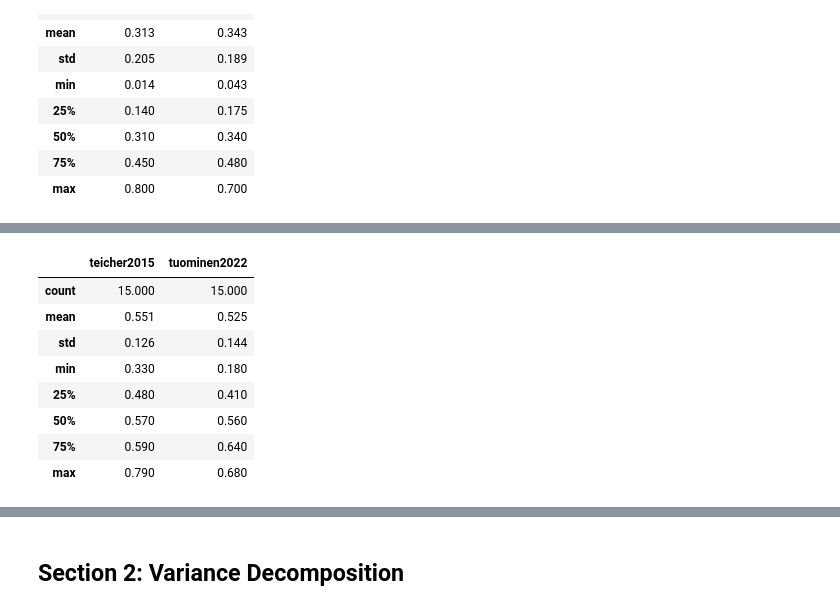
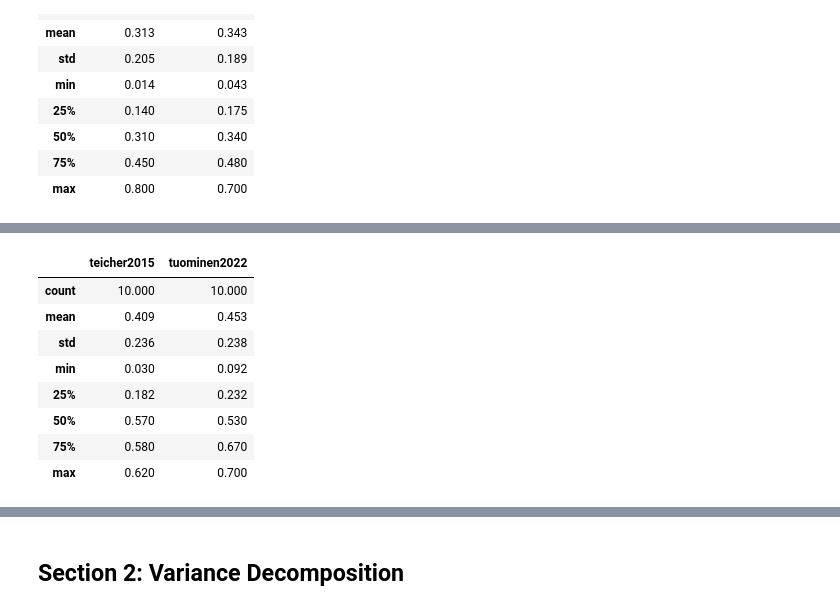
Before and after one commit to szorowi1/mace-irt, a Jupyter notebook: 03_CFA.ipynb, the cells around one changed output, grey strips where cells are left out. Saved outputs shown, nothing was run; the diff lists cells and outputs as text; code cells hidden in the pictures.

Commit message:
updated tables/figures

```diff
--- a/03_CFA.ipynb
+++ b/03_CFA.ipynb
@@ -184,29 +139,29 @@ summary.describe().round(3)
 # %%
 from pandas import DataFrame
 
 ## Define I/O parameters.
 studies = ['teicher2015','tuominen2022']
 
 ## Main loop.
 summary = []
 for study in studies:
-    df = read_csv(os.path.join('stan_results', study, 'grmq_m4_summary.tsv'), sep='\t', index_col=0)
+    df = read_csv(os.path.join('stan_results', study, 'grmq_m3_summary.tsv'), sep='\t', index_col=0)
     df = df.T.filter(regex='lambda\[[0-9]*,[^1]|lambda\[[0-9]*,1[0-2]').T['Mean']
     summary.append(df)
 
 ## Convert to DataFrame.
 summary = DataFrame(summary).T
 summary.columns = studies
 
 ## Print summary.
 summary.describe().round(3)
 # %% [output]
 |  | teicher2015 | tuominen2022 |
-| count | 15.000 | 15.000 |
-| mean | 0.551 | 0.525 |
-| std | 0.126 | 0.144 |
-| min | 0.330 | 0.180 |
-| 25% | 0.480 | 0.410 |
-| 50% | 0.570 | 0.560 |
-| 75% | 0.590 | 0.640 |
-| max | 0.790 | 0.680 |
+| count | 10.000 | 10.000 |
+| mean | 0.409 | 0.453 |
+| std | 0.236 | 0.238 |
+| min | 0.030 | 0.092 |
+| 25% | 0.182 | 0.232 |
+| 50% | 0.570 | 0.530 |
+| 75% | 0.580 | 0.670 |
+| max | 0.620 | 0.700 |
```
Also changed, not shown: parts of 13 cells of this notebook, 6 other files.
